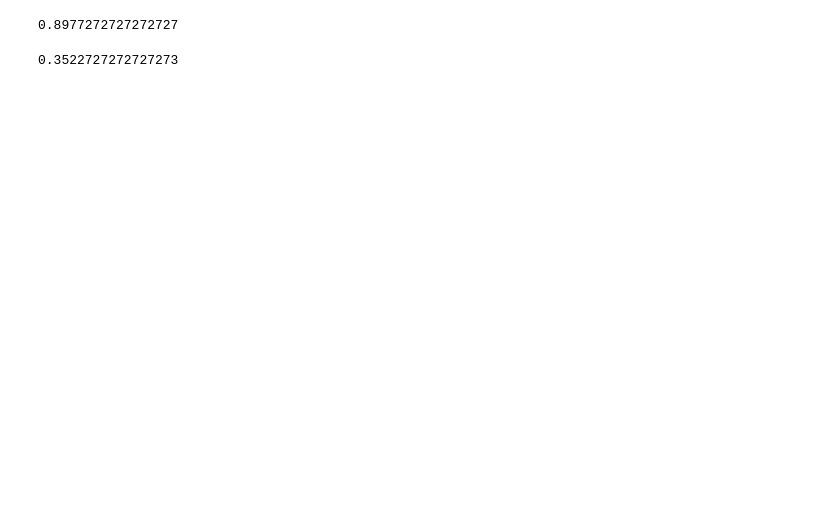
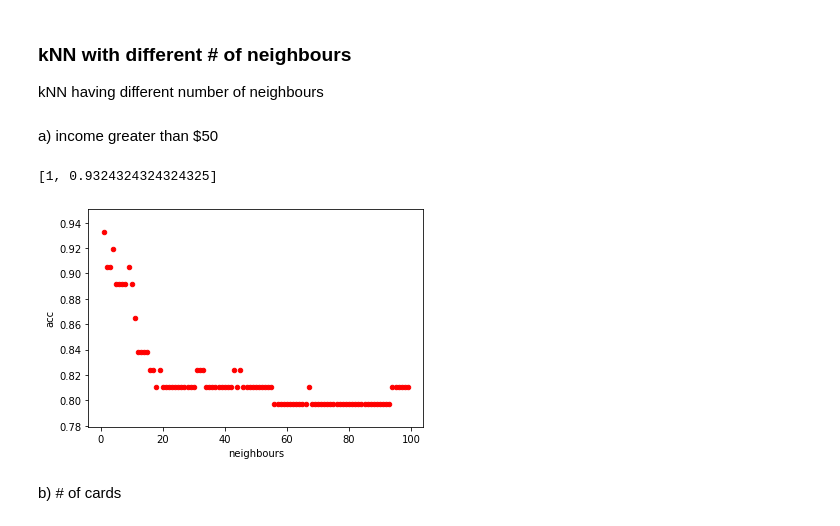
Before and after one commit to piotrszyma/studies-data-mining, a Jupyter notebook: 004-classification/excercise-13.ipynb, the cells around one changed output. Cells and saved outputs as stored; diff of their text form; code cells hidden in the pictures; blank space fills up the shorter version.

```diff
--- a/004-classification/excercise-13.ipynb
+++ b/004-classification/excercise-13.ipynb
@@ -17,39 +21,51 @@ df = pd.get_dummies(df, columns=['IncomeGreaterThan50'])
 msk = np.random.rand(len(df)) < 0.8
 train = df[msk]
 test = df[~msk]
+# %% [markdown]
+### kNN with different # of neighbours
+kNN having different number of neighbours
+# %% [markdown]
+a) income greater than $50
 # %%
-# kNN
-
 from sklearn import neighbors
 from sklearn import metrics
 
-# a) income greater than $50
-equation = 'IncomeGreaterThan50_Yes ~ Rating + Balance + Limit'
 
-y, X = dmatrices(equation, data=train, return_type='dataframe')
+knn_results_1 = []
 
-predictor = neighbors.KNeighborsClassifier().fit(X, y.values.ravel())
+for n_neighbors in range(1, 100):
+    equation = 'IncomeGreaterThan50_Yes ~ Rating + Balance + Limit'
 
-y_true, X = dmatrices(equation, data=test, return_type='dataframe')
-y_pred = predictor.predict(X)
+    y, X = dmatrices(equation, data=train, return_type='dataframe')
 
-metrics.accuracy_score(y_true, y_pred)
+    predictor = neighbors.KNeighborsClassifier(n_neighbors=n_neighbors).fit(X, y.values.ravel())
+
+    y_true, X = dmatrices(equation, data=test, return_type='dataframe')
+    y_pred = predictor.predict(X)
+    knn_results_1.append([n_neighbors, metrics.accuracy_score(y_true, y_pred)])
-# %% [output]
-0.8977272727272727
+# %%
+pd.DataFrame(knn_results_1, columns=['neighbours', 'acc']).plot(kind='scatter',x='neighbours',y='acc',color='red')
+max(knn_results_1, key=lambda e:e[1])
+# %% [output]
+[1, 0.9324324324324325]
+[figure, added]
+# %% [markdown]
+b) # of cards
 # %%
-from sklearn import neighbors
+from sklearn import tree
 from sklearn import metrics
 
 # b) # of cards
-equation = 'Cards ~ Balance'
 
-y, X = dmatrices(equation, data=train, return_type='dataframe')
+knn_results_2 = []
 
-predictor = neighbors.KNeighborsClassifier().fit(X, y.values.ravel())
+for n_neighbors in range(1, 326):
+    equation = 'Cards ~ Balance + Rating + Income + Limit'
 
-y_true, X = dmatrices(equation, data=test, return_type='dataframe')
-y_pred = predictor.predict(X)
+    y, X = dmatrices(equation, data=train, return_type='dataframe')
 
-metrics.accuracy_score(y_true, y_pred)
+    predictor = neighbors.KNeighborsClassifier(n_neighbors=n_neighbors).fit(X, y.values.ravel())
+
+    y_true, X = dmatrices(equation, data=test, return_type='dataframe')
+    y_pred = predictor.predict(X)
+    knn_results_2.append([n_neighbors, metrics.accuracy_score(y_true, y_pred)])
-# %% [output]
-0.3522727272727273
```
Also changed, not shown: parts of 9 cells of this notebook, 1 other file.
